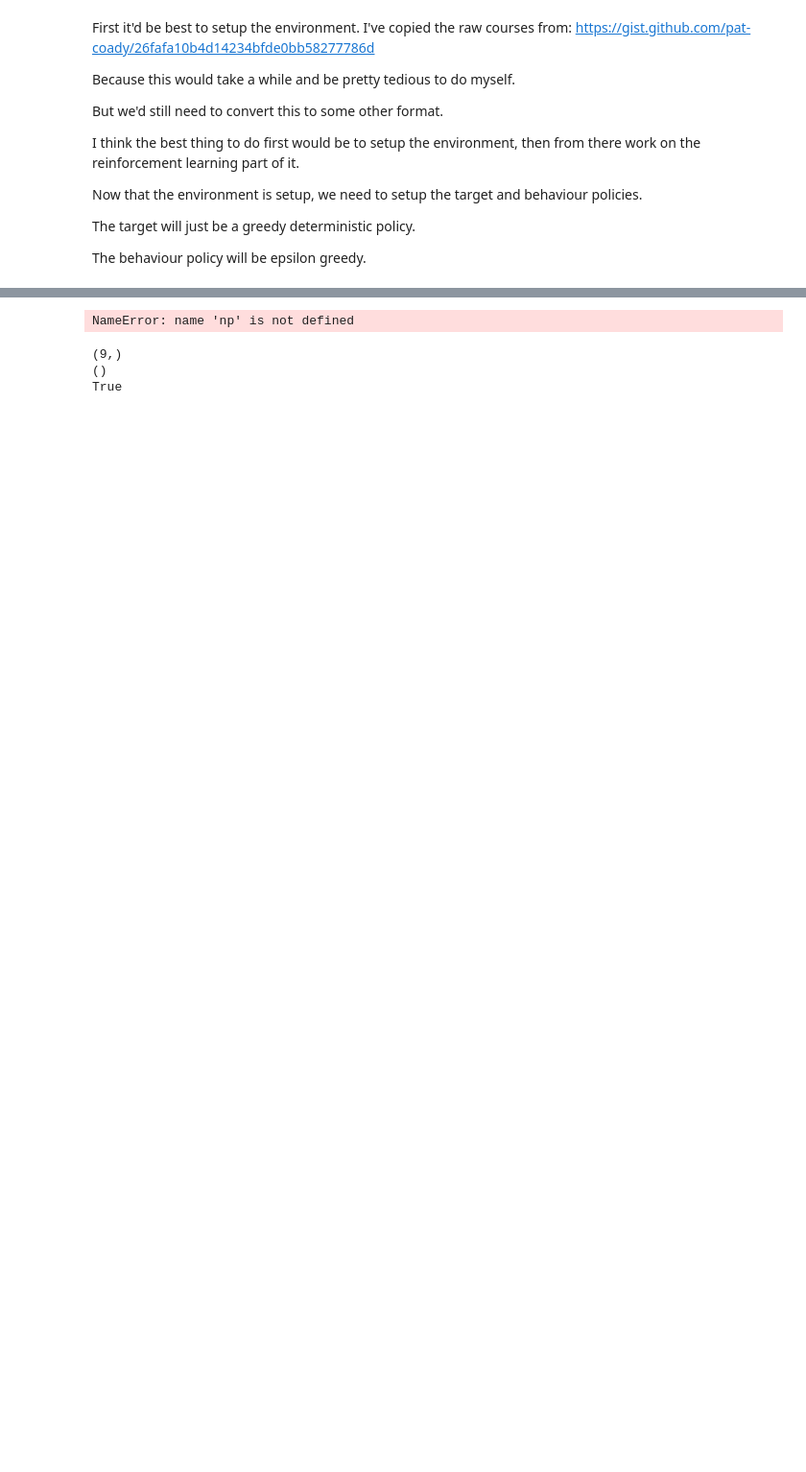
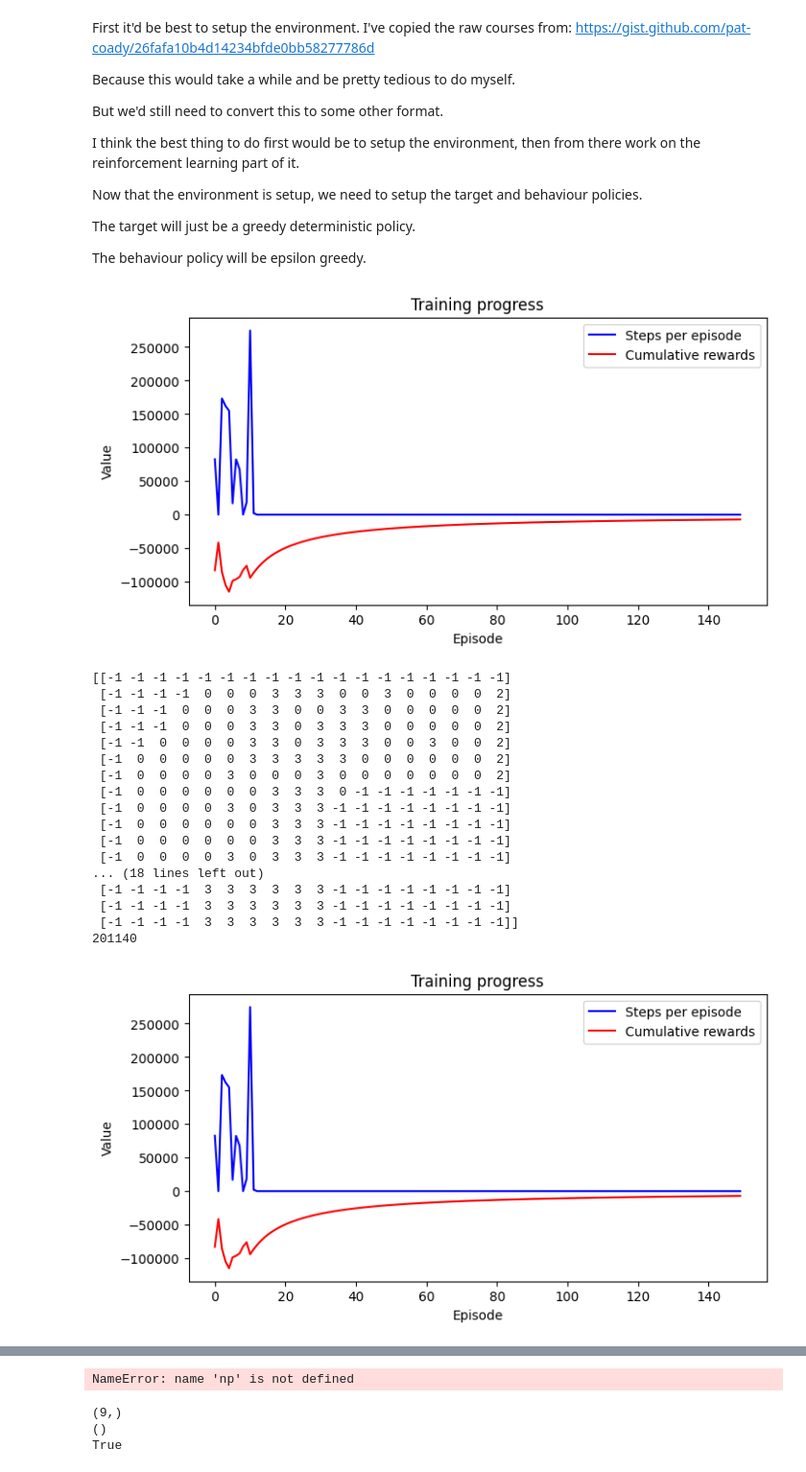
Before and after one commit to josephD-S/sutton-and-barto-RL, a Jupyter notebook: racetrack.ipynb, the cells around one changed output, grey strips where cells are left out. Shown: that part at 96% size. Drawn from its saved outputs; the diff is of its cells as text; code cells hidden in the pictures; blank space fills up the shorter version.

```diff
--- a/racetrack.ipynb
+++ b/racetrack.ipynb
@@ -262,0 +542,51 @@ def make_determinstic(policy: np.array) -> np.array:
+# %%
+import random
+import numpy as np
+random.seed(1)
+np.random.seed(1)
+
+# Define environment constants
+MAX_VELOCITY = 5
+COURSE = big_course
+
+# Define learning constants
+GAMMA = 0.99 # Discount rate
+EPSILON = 0.001 # Exploration factor for on-policy
+THETA = 1e-3 # Breaking factor
+ALPHA = 0.10
+N = 200
+MAX_EPISODES = 150
+
+# Learner parameters
+bootstrap_type = "q-learning"
+return_type = "on-policy"
+environment = RaceTrack(COURSE, MAX_VELOCITY)
+visualise = True
+
+
+learner = NStepLearning(bootstrap_type, return_type, environment, ALPHA, GAMMA, EPSILON, N, MAX_EPISODES)
+
+
+learner.learn(visualise)
+learner.visualise_policy(500)
+#learner.learn_greedy_behaviour(bootstrap_type, visualise)
+# %% [output]
+[figure, added]
+[[-1 -1 -1 -1 -1 -1 -1 -1 -1 -1 -1 -1 -1 -1 -1 -1 -1 -1]
+ [-1 -1 -1 -1  0  0  0  3  3  3  0  0  3  0  0  0  0  2]
+ [-1 -1 -1  0  0  0  3  3  0  0  3  3  0  0  0  0  0  2]
+ [-1 -1 -1  0  0  0  3  3  0  3  3  3  0  0  0  0  0  2]
+ [-1 -1  0  0  0  0  3  3  0  3  3  3  0  0  3  0  0  2]
+ [-1  0  0  0  0  0  3  3  3  3  3  0  0  0  0  0  0  2]
+ [-1  0  0  0  0  3  0  0  0  3  0  0  0  0  0  0  0  2]
+ [-1  0  0  0  0  0  0  3  3  3  0 -1 -1 -1 -1 -1 -1 -1]
+ [-1  0  0  0  0  3  0  3  3  3 -1 -1 -1 -1 -1 -1 -1 -1]
+ [-1  0  0  0  0  0  0  3  3  3 -1 -1 -1 -1 -1 -1 -1 -1]
+ [-1  0  0  0  0  0  0  3  3  3 -1 -1 -1 -1 -1 -1 -1 -1]
+ [-1  0  0  0  0  3  0  3  3  3 -1 -1 -1 -1 -1 -1 -1 -1]
+... (18 lines left out)
+ [-1 -1 -1 -1  3  3  3  3  3  3 -1 -1 -1 -1 -1 -1 -1 -1]
+ [-1 -1 -1 -1  3  3  3  3  3  3 -1 -1 -1 -1 -1 -1 -1 -1]
+ [-1 -1 -1 -1  3  3  3  3  3  3 -1 -1 -1 -1 -1 -1 -1 -1]]
+201140
+[figure, added]
```
Also changed, not shown: parts of 8 cells of this notebook, 2 other files.
